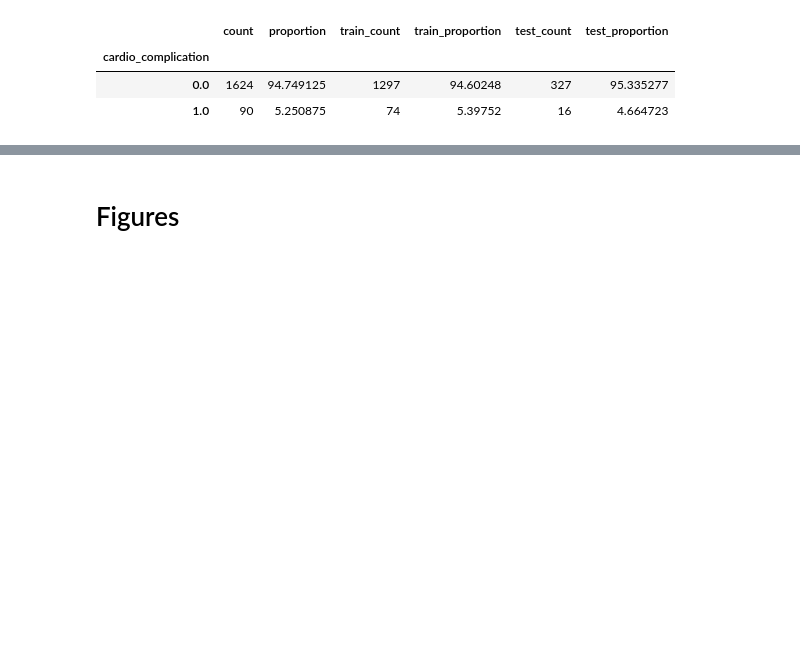
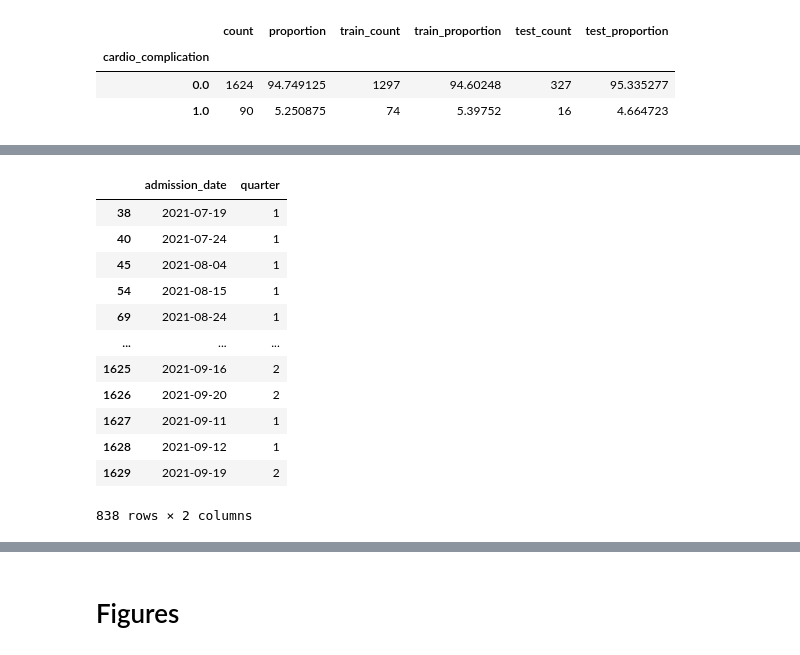
Before and after one commit to harrisonnguyen/cardiac_covid_model, a Jupyter notebook: paper figures.ipynb, the cells around one changed output, grey strips where cells are left out. Drawn from its saved outputs; the diff is of its cells as text; code cells hidden in the pictures; blank space fills up the shorter version.

```diff
--- a/paper figures.ipynb
+++ b/paper figures.ipynb
@@ -222,0 +296,16 @@ df_sub
+# %%
+df_date_non_null[['admission_date','quarter']]
+# %% [output]
+|  | admission_date | quarter |
+| 38 | 2021-07-19 | 1 |
+| 40 | 2021-07-24 | 1 |
+| 45 | 2021-08-04 | 1 |
+| 54 | 2021-08-15 | 1 |
+| 69 | 2021-08-24 | 1 |
+| ... | ... | ... |
+| 1625 | 2021-09-16 | 2 |
+| 1626 | 2021-09-20 | 2 |
+| 1627 | 2021-09-11 | 1 |
+| 1628 | 2021-09-12 | 1 |
+| 1629 | 2021-09-19 | 2 |
+838 rows × 2 columns
```
Also changed, not shown: parts of 25 cells of this notebook, 4 other files.
